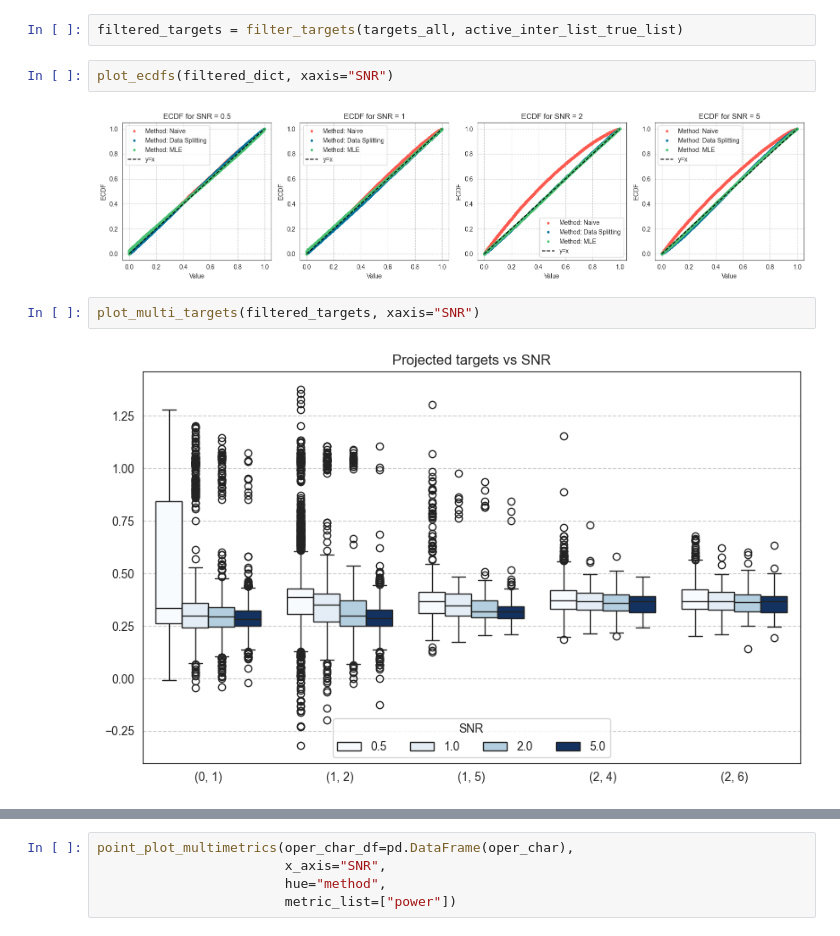
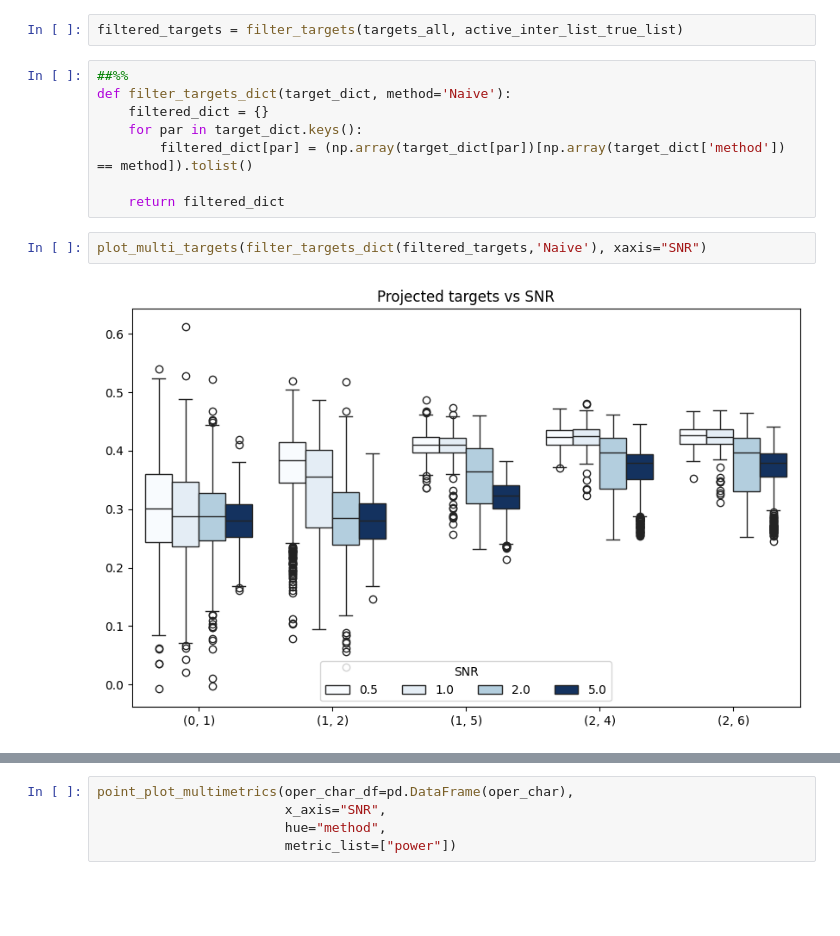
Before and after one commit to yiling-h/SI-Interaction, a Jupyter notebook: selectinf/Simulation/H1/Results/SNR/plotting_SNR.ipynb, the cells around one changed output, grey strips where cells are left out. Saved outputs shown, nothing was run; the diff lists cells and outputs as text; blank space fills up the shorter version.

Commit message:
Plotting (local) sync

```diff
--- a/selectinf/Simulation/H1/Results/SNR/plotting_SNR.ipynb
+++ b/selectinf/Simulation/H1/Results/SNR/plotting_SNR.ipynb
@@ -130,11 +134,15 @@ def filter_targets(targets_dict, true_inter_list):
     return filtered_dict
 # %%
 filtered_targets = filter_targets(targets_all, active_inter_list_true_list)
-# %%
-plot_ecdfs(filtered_dict, xaxis="SNR")
-# %% [output]
-[figure, removed]
+# %%
+##%%
+def filter_targets_dict(target_dict, method='Naive'):
+    filtered_dict = {}
+    for par in target_dict.keys():
+        filtered_dict[par] = (np.array(target_dict[par])[np.array(target_dict['method']) == method]).tolist()
+
+    return filtered_dict
 # %%
-plot_multi_targets(filtered_targets, xaxis="SNR")
+plot_multi_targets(filter_targets_dict(filtered_targets,'Naive'), xaxis="SNR")
 # %% [output]
-[figure, old version]
+[figure, new version]
```
Also changed, not shown: parts of 5 cells of this notebook.
